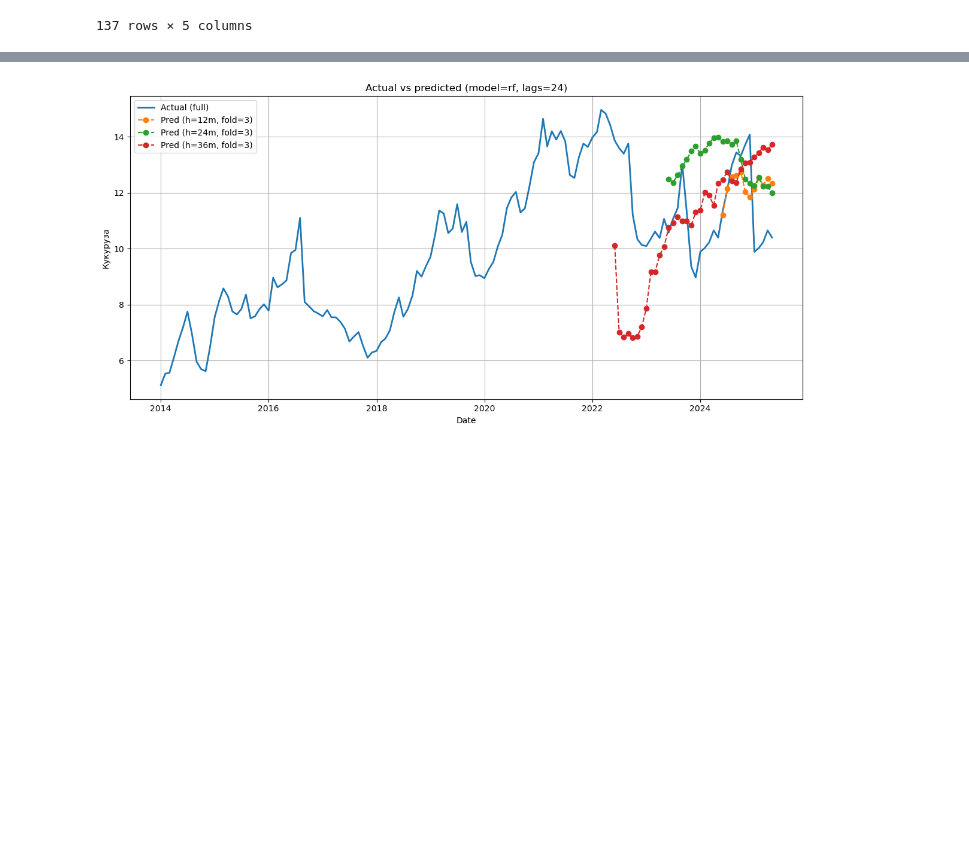
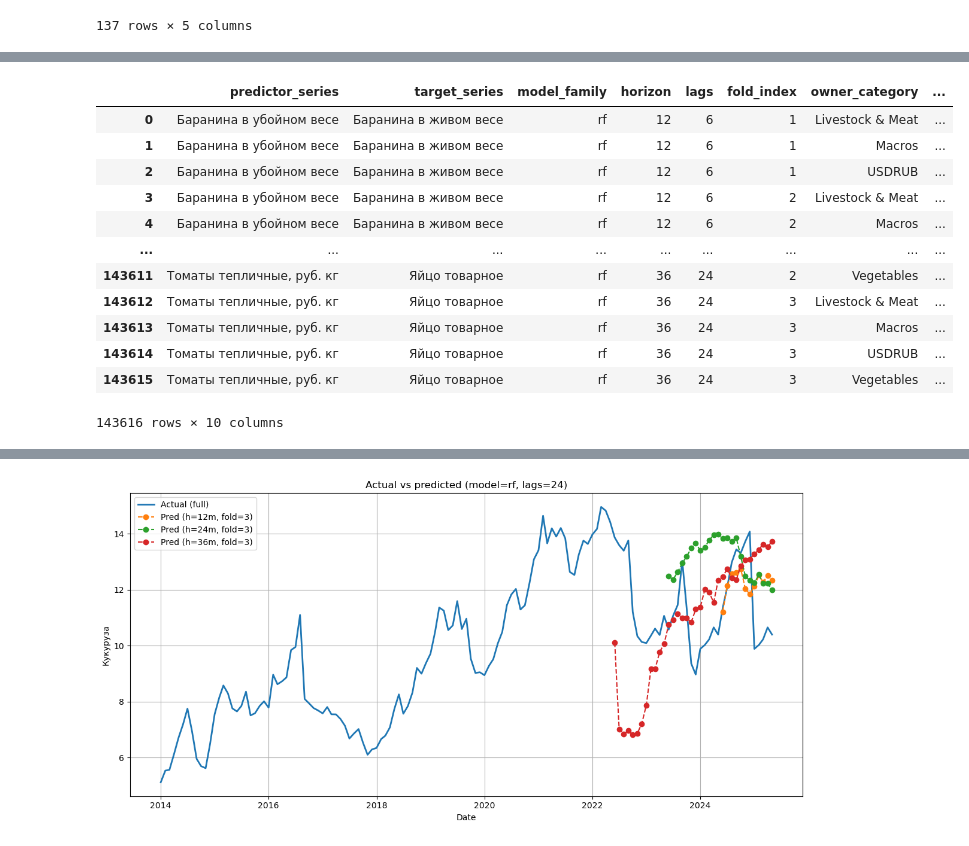
Before and after one commit to Chernousovdv/Sber-Conditional, a Jupyter notebook: Data_analysis.ipynb, the cells around one changed output, grey strips where cells are left out. Drawn from its saved outputs; the diff is of its cells as text; code cells hidden in the pictures; blank space fills up the shorter version.

```diff
--- a/Data_analysis.ipynb
+++ b/Data_analysis.ipynb
@@ -1370,0 +2295,16 @@ if __name__ == "__main__":
+# %%
+agg
+# %% [output]
+|  | predictor_series | target_series | model_family | horizon | lags | fold_index | owner_category | ... |
+| 0 | Баранина в убойном весе | Баранина в живом весе | rf | 12 | 6 | 1 | Livestock & Meat | ... |
+| 1 | Баранина в убойном весе | Баранина в живом весе | rf | 12 | 6 | 1 | Macros | ... |
+| 2 | Баранина в убойном весе | Баранина в живом весе | rf | 12 | 6 | 1 | USDRUB | ... |
+| 3 | Баранина в убойном весе | Баранина в живом весе | rf | 12 | 6 | 2 | Livestock & Meat | ... |
+| 4 | Баранина в убойном весе | Баранина в живом весе | rf | 12 | 6 | 2 | Macros | ... |
+| ... | ... | ... | ... | ... | ... | ... | ... | ... |
+| 143611 | Томаты тепличные, руб. кг | Яйцо товарное | rf | 36 | 24 | 2 | Vegetables | ... |
+| 143612 | Томаты тепличные, руб. кг | Яйцо товарное | rf | 36 | 24 | 3 | Livestock & Meat | ... |
+| 143613 | Томаты тепличные, руб. кг | Яйцо товарное | rf | 36 | 24 | 3 | Macros | ... |
+| 143614 | Томаты тепличные, руб. кг | Яйцо товарное | rf | 36 | 24 | 3 | USDRUB | ... |
+| 143615 | Томаты тепличные, руб. кг | Яйцо товарное | rf | 36 | 24 | 3 | Vegetables | ... |
+143616 rows × 10 columns
```
Also changed, not shown: parts of 16 cells of this notebook, 3 other files.
